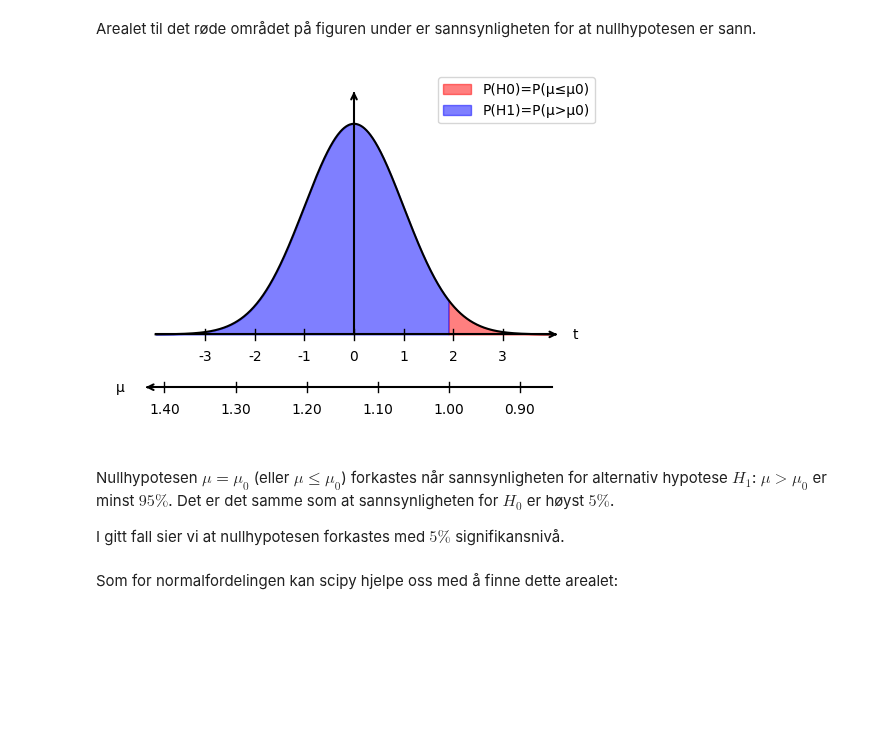
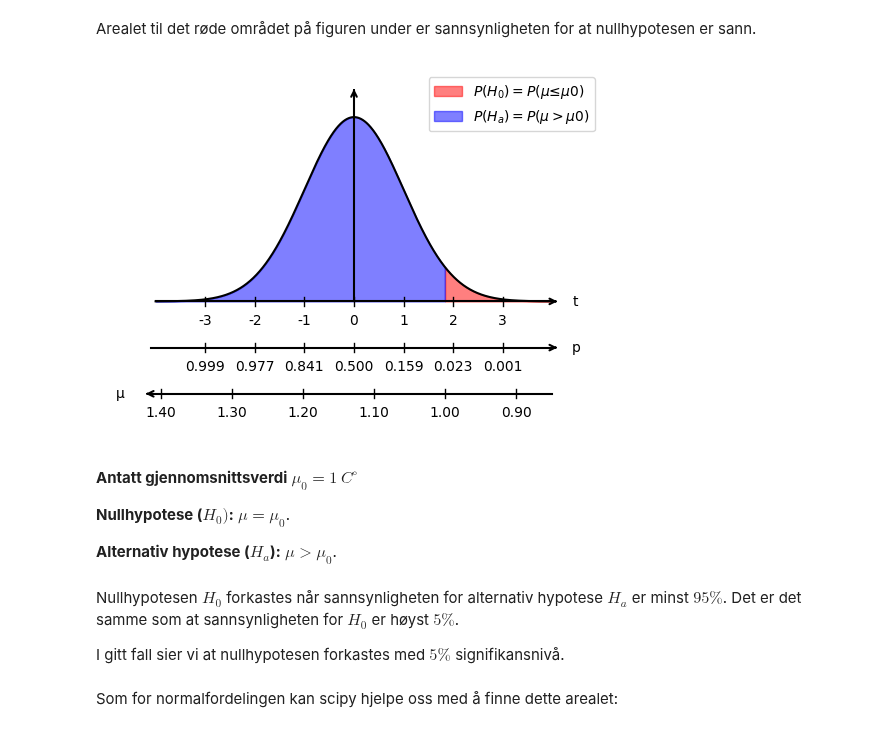
Before and after one commit to mbr085/V25MAT102, a Jupyter notebook: notebooks/uke12/paretetemperaturer.ipynb, the cells around one changed output. Drawn from its saved outputs; the diff is of its cells as text; code cells hidden in the pictures; blank space fills up the shorter version.

```diff
--- a/notebooks/uke12/paretetemperaturer.ipynb
+++ b/notebooks/uke12/paretetemperaturer.ipynb
@@ -84,8 +78,8 @@ data['tavg_ffill'] = data['tavg'].ffill()
 # Beregner forskjellen y mellem temperatur på hver kalenderdag og kalenderdagen 40 år tidliger for alle dager 10 år tilbake i tid
 
 antall_år_sammenligne = 10
-y1 = data.loc[end - timedelta(days=int(365.24 * antall_år_sammenligne)): end]['tavg_ffill'].values
-y2 = data.loc[end - timedelta(days=(365.2425 * antall_år_sammenligne)) - timedelta(days=int(365.2425 * 40)): end - timedelta(days=int(365.2425 * 40))]['tavg_ffill'].values
+y1 = data.loc[end - timedelta(days=int(365.2425 * antall_år_sammenligne)): end]['tavg'].values
+y2 = data.loc[end - timedelta(days=(365.2425 * antall_år_sammenligne)) - timedelta(days=int(365.2425 * 40)): end - timedelta(days=int(365.2425 * 40))]['tavg'].values
 y = y1 - y2
 # %%
 # Lager pandas dataframe med temperaturdifferanser.
@@ -189,8 +187,12 @@ $$\mu = E(y) - t  (\sigma(y) / \sqrt{n}).$$
 # %%
 # gjennomsnitt og standardavvik
-Ey, sigmay = np.mean(y), np.std(y)
+Ey = np.mean(y)
+sigmay = np.std(y)
+# %%
+# antatt gjennomsnitt
+mu0 = 1
 # %%
-t_verdi = (Ey - 1)/(sigmay / np.sqrt(len(y)))
+t_verdi = (Ey - mu0)/(sigmay / np.sqrt(len(y)))
 # %%
 t_verdi
 # %% [output]
@@ -262,8 +264,8 @@ ax = plt.gca()
 
 
 plt.plot(x, yy, color='black')
-plt.fill_between(x, yy, where=(x > t_crit), color='red', alpha=0.5, label=r'P(H0)=P(μ≤μ0)')
-plt.fill_between(x, yy, where=(x < t_crit), color='blue', alpha=0.5, label=r'P(H1)=P(μ>μ0)')
+plt.fill_between(x, yy, where=(x > t_crit), color='red', alpha=0.5, label=r'$P(H_0)=P(μ≤μ0)$')
+plt.fill_between(x, yy, where=(x < t_crit), color='blue', alpha=0.5, label=r'$P(H_a)=P(μ>μ0)$')
 # Remove default spines
 ax.spines["top"].set_visible(False)
 ax.spines["right"].set_visible(False)
@@ -272,7 +274,7 @@ ax.spines["bottom"].set_visible(False)
 
 # Set limits
 ax.set_xlim(-5, 5)
-ax.set_ylim(-.2, .5)  # Ensure axes are visible
+ax.set_ylim(-.3, .5)  # Ensure axes are visible
 
 # Draw the primary x-axis (for x) with an arrow
 ax.plot([-4, 4], [0, 0], color="black", lw=1.5)
@@ -282,42 +284,61 @@ ax.text(4.4, 0, r"t", verticalalignment="center")
 
 # Draw the secondary x-axis (for -x) with an arrow
 ax.plot([-4.1, 4], [-.1, -.1], color="black", lw=1.5)
-ax.annotate("", xy=(-4.2, -.1), xytext=(-4.1, -.1),
+ax.annotate("", xy=(4.1, -.1), xytext=(4., -.1),
             arrowprops=dict(arrowstyle="->", lw=1.5), annotation_clip=False)
-ax.text(-4.8, -.1, r"μ", verticalalignment="center")
+ax.text(4.4, -.1, r"p", verticalalignment="center")
+
+# Draw the third x-axis (for -x) with an arrow
+ax.plot([-4.1, 4], [-.2, -.2], color="black", lw=1.5)
+ax.annotate("", xy=(-4.2, -.2), xytext=(-4.1, -.2),
+            arrowprops=dict(arrowstyle="->", lw=1.5), annotation_clip=False)
+ax.text(-4.8, -.2, r"μ", verticalalignment="center")
 
 # Draw the y-axis with an arrow
 ax.plot([0, 0], [0, .45], color="black", lw=1.5)
 ax.annotate("", xy=(0, .46), xytext=(0, .45),
             arrowprops=dict(arrowstyle="->", lw=1.5), annotation_clip=False)
 #ax.text(-0.3, .45, r"y", verticalalignment="center")
+
 
 # Set x-ticks for t-axis
 ticks = np.arange(-3, 4, 1)  # Tick positions
 
 # Draw ticks for t-axis
 for ti in ticks:
     ax.plot([ti, ti], [-.01, .01], color="black", lw=1)  # Small tick marks
     ax.text(ti, -.05, f"{ti}", fontsize=10, ha="center")  # Labels below ticks
 
+# Draw ticks for p-axis
+for ti in ticks:
+    p = scipy.stats.t.cdf(-ti, antall_frihetsgrader)
+    ax.plot([ti, ti], [-.11, -.09], color="black", lw=1)  # Small tick marks
+    ax.text(ti, -.15, f"{p:.3f}", fontsize=10, ha="center")  # Labels below ticks
+
 # Set ticks for μ-axis
 mu_verdier = np.arange(0.9, 1.5, .1)
 muticks = [t_av_mu(mu) for mu in mu_verdier]
 # muticks = [mu_av_t(t) for t in ticks]
 # Draw ticks for secondary x-axis (-x)
 for t, mu in zip(muticks, mu_verdier):
-    ax.plot([t, t], [-.11, -.09], color="black", lw=1)  # Small tick marks
-    ax.text(t, -.15, f"{mu:.2f}", fontsize=10, ha="center")  # Labels below ticks
+    ax.plot([t, t], [-.21, -.19], color="black", lw=1)  # Small tick marks
+    ax.text(t, -.25, f"{mu:.2f}", fontsize=10, ha="center")  # Labels below ticks
 
 # Remove y-ticks
 ax.set_yticks([])
 ax.set_xticks([])
 plt.legend()
 plt.show()
 # %% [output]
-[figure, old version]
+[figure, new version]
+# %% [markdown]
+**Antatt gjennomsnittsverdi** $\mu_0 = 1 \ C^{\circ}$
+
+**Nullhypotese ($H_0)$:** $\mu = \mu_0$.
+
+**Alternativ hypotese ($H_a$):** $\mu > \mu_0$.
 # %% [markdown]
-Nullhypotesen $\mu = \mu_0$ (eller $\mu \le \mu_0$) forkastes når sannsynligheten for alternativ hypotese $H_1$: $\mu > \mu_0$ er minst $95 \%$. Det er det samme som at sannsynligheten for $H_0$ er høyst $5 \%$.
+Nullhypotesen $H_0$ forkastes når sannsynligheten for alternativ hypotese $H_a$ er minst $95 \%$. Det er det samme som at sannsynligheten for $H_0$ er høyst $5 \%$.
 
 I gitt fall sier vi at nullhypotesen forkastes med $5 \%$ signifikansnivå.
 # %% [markdown]
```
Also changed, not shown: parts of 21 cells of this notebook, 9 other files.
